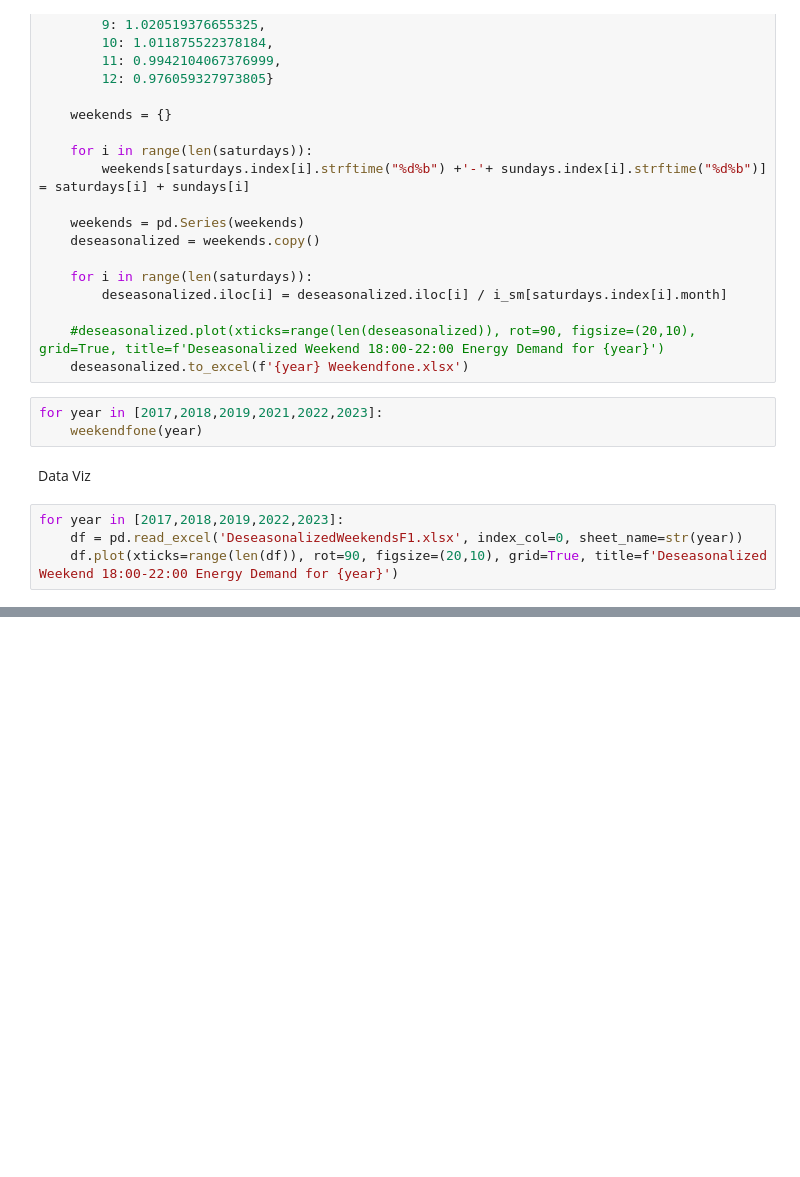
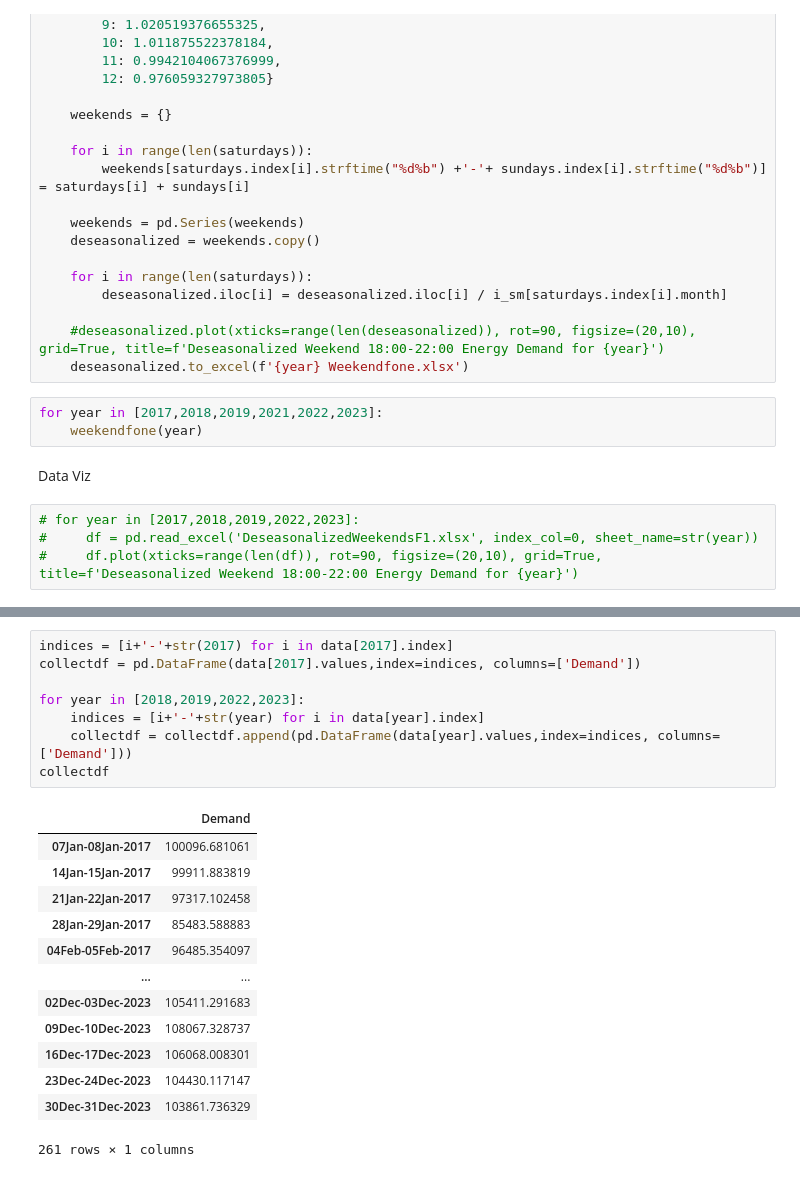
Before and after one commit to ayush4ise/earth-hour, a Jupyter notebook: f1-data.ipynb, the cells around one changed output, grey strips where cells are left out. Drawn from its saved outputs; the diff is of its cells as text; blank space fills up the shorter version.

```diff
--- a/f1-data.ipynb
+++ b/f1-data.ipynb
@@ -148,6 +150,6 @@ for year in [2017,2018,2019,2021,2022,2023]:
 # %% [markdown]
 Data Viz
 # %%
-for year in [2017,2018,2019,2022,2023]:
-    df = pd.read_excel('DeseasonalizedWeekendsF1.xlsx', index_col=0, sheet_name=str(year))
-    df.plot(xticks=range(len(df)), rot=90, figsize=(20,10), grid=True, title=f'Deseasonalized Weekend 18:00-22:00 Energy Demand for {year}')
+# for year in [2017,2018,2019,2022,2023]:
+#     df = pd.read_excel('DeseasonalizedWeekendsF1.xlsx', index_col=0, sheet_name=str(year))
+#     df.plot(xticks=range(len(df)), rot=90, figsize=(20,10), grid=True, title=f'Deseasonalized Weekend 18:00-22:00 Energy Demand for {year}')
@@ -158,0 +202,22 @@ for year in [2017,2018,2019,2022,2023]:
+# %%
+indices = [i+'-'+str(2017) for i in data[2017].index]
+collectdf = pd.DataFrame(data[2017].values,index=indices, columns=['Demand'])
+
+for year in [2018,2019,2022,2023]:
+    indices = [i+'-'+str(year) for i in data[year].index]
+    collectdf = collectdf.append(pd.DataFrame(data[year].values,index=indices, columns=['Demand']))
+collectdf
+# %% [output]
+|  | Demand |
+| 07Jan-08Jan-2017 | 100096.681061 |
+| 14Jan-15Jan-2017 | 99911.883819 |
+| 21Jan-22Jan-2017 | 97317.102458 |
+| 28Jan-29Jan-2017 | 85483.588883 |
+| 04Feb-05Feb-2017 | 96485.354097 |
+| ... | ... |
+| 02Dec-03Dec-2023 | 105411.291683 |
+| 09Dec-10Dec-2023 | 108067.328737 |
+| 16Dec-17Dec-2023 | 106068.008301 |
+| 23Dec-24Dec-2023 | 104430.117147 |
+| 30Dec-31Dec-2023 | 103861.736329 |
+261 rows × 1 columns
```
Also changed, not shown: parts of 6 cells of this notebook.
